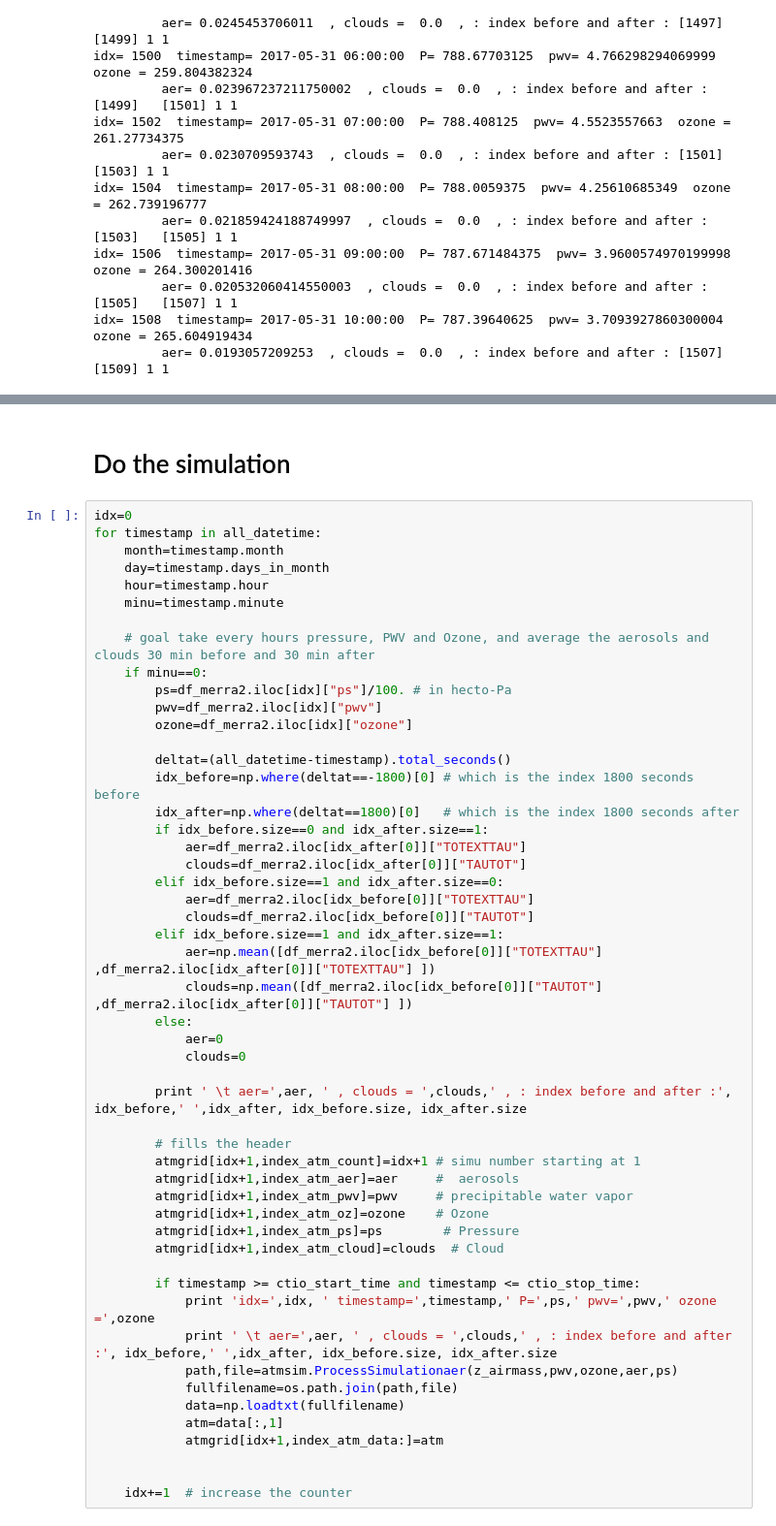
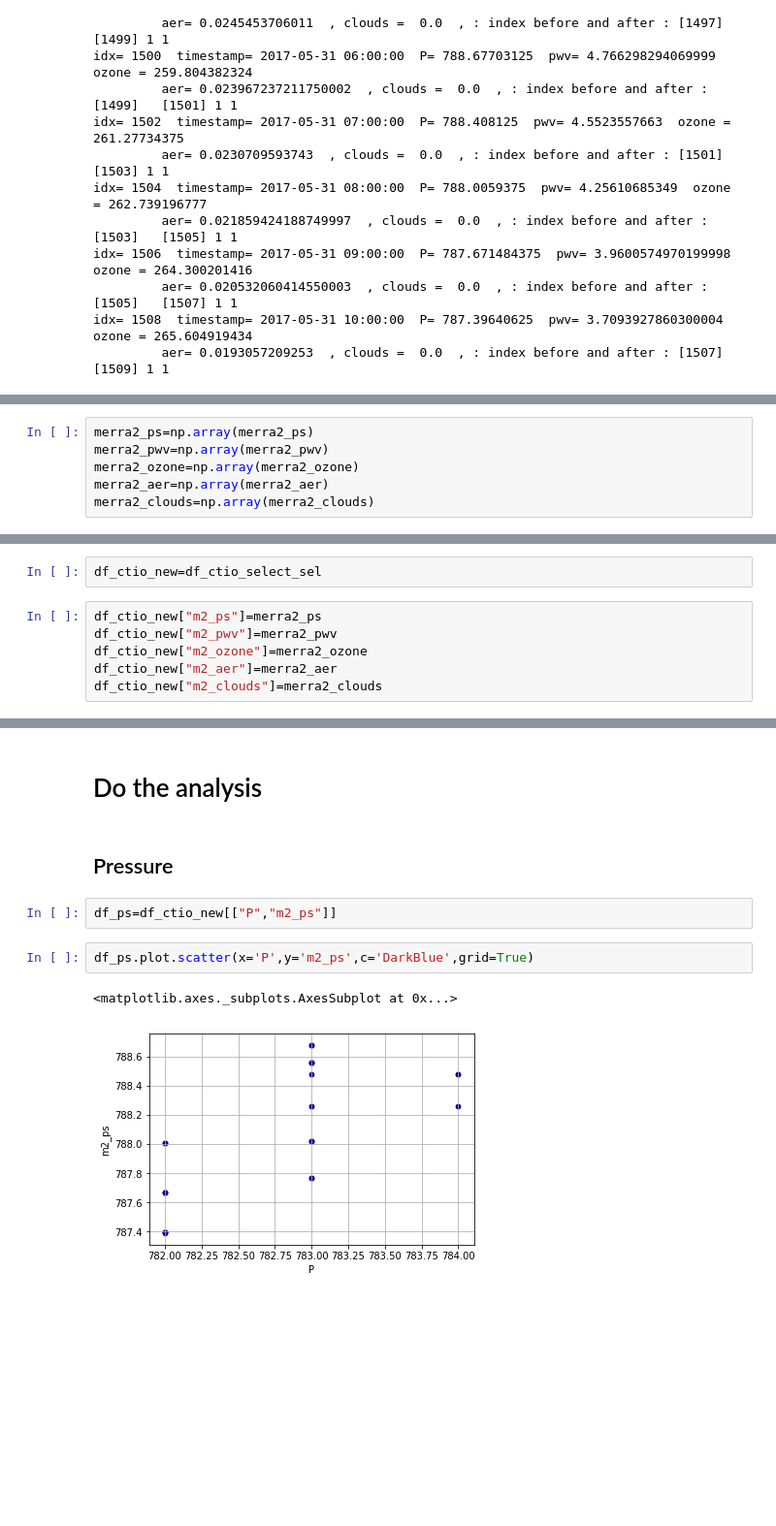
Before and after one commit to sylvielsstfr/GMAOMERRA2, a Jupyter notebook: atmparamcomp/CompareAtmParametersCTIO2017.ipynb, the cells around one changed output, grey strips where cells are left out. Shown: that part at 97% size. Cells and saved outputs as stored; diff of their text form; blank space fills up the shorter version.

Commit message:
CompareAtmParametersCTIO2017.ipynb night 30 may and Ron400

```diff
--- a/atmparamcomp/CompareAtmParametersCTIO2017.ipynb
+++ b/atmparamcomp/CompareAtmParametersCTIO2017.ipynb
@@ -221,0 +338,6 @@ idx= 1508  timestamp= 2017-05-31 10:00:00  P= 787.39640625  pwv= 3.7093927860300
+# %%
+merra2_ps=np.array(merra2_ps)
+merra2_pwv=np.array(merra2_pwv)
+merra2_ozone=np.array(merra2_ozone)
+merra2_aer=np.array(merra2_aer)
+merra2_clouds=np.array(merra2_clouds)
@@ -221,0 +346,8 @@ idx= 1508  timestamp= 2017-05-31 10:00:00  P= 787.39640625  pwv= 3.7093927860300
+# %%
+df_ctio_new=df_ctio_select_sel
+# %%
+df_ctio_new["m2_ps"]=merra2_ps
+df_ctio_new["m2_pwv"]=merra2_pwv
+df_ctio_new["m2_ozone"]=merra2_ozone
+df_ctio_new["m2_aer"]=merra2_aer
+df_ctio_new["m2_clouds"]=merra2_clouds
@@ -222,53 +383,11 @@ idx= 1508  timestamp= 2017-05-31 10:00:00  P= 787.39640625  pwv= 3.7093927860300
 # %% [markdown]
-# Do the simulation
+# Do the analysis
-# %%
-idx=0
-for timestamp in all_datetime:
-    month=timestamp.month
-    day=timestamp.days_in_month
-    hour=timestamp.hour
-    minu=timestamp.minute
-
-    # goal take every hours pressure, PWV and Ozone, and average the aerosols and clouds 30 min before and 30 min after
-    if minu==0:
-        ps=df_merra2.iloc[idx]["ps"]/100. # in hecto-Pa
-        pwv=df_merra2.iloc[idx]["pwv"]
-        ozone=df_merra2.iloc[idx]["ozone"]
-
-        deltat=(all_datetime-timestamp).total_seconds()
-        idx_before=np.where(deltat==-1800)[0] # which is the index 1800 seconds before
-        idx_after=np.where(deltat==1800)[0]   # which is the index 1800 seconds after
-        if idx_before.size==0 and idx_after.size==1:
-            aer=df_merra2.iloc[idx_after[0]]["TOTEXTTAU"]
-            clouds=df_merra2.iloc[idx_after[0]]["TAUTOT"]
-        elif idx_before.size==1 and idx_after.size==0:
-            aer=df_merra2.iloc[idx_before[0]]["TOTEXTTAU"]
-            clouds=df_merra2.iloc[idx_before[0]]["TAUTOT"]
-        elif idx_before.size==1 and idx_after.size==1:
-            aer=np.mean([df_merra2.iloc[idx_before[0]]["TOTEXTTAU"] ,df_merra2.iloc[idx_after[0]]["TOTEXTTAU"] ])
-            clouds=np.mean([df_merra2.iloc[idx_before[0]]["TAUTOT"] ,df_merra2.iloc[idx_after[0]]["TAUTOT"] ])
-        else:
-            aer=0
-            clouds=0
-
-        print ' \t aer=',aer, ' , clouds = ',clouds,' , : index before and after :', idx_before,' ',idx_after, idx_before.size, idx_after.size
-
-        # fills the header
-        atmgrid[idx+1,index_atm_count]=idx+1 # simu number starting at 1
-        atmgrid[idx+1,index_atm_aer]=aer     #  aerosols
-        atmgrid[idx+1,index_atm_pwv]=pwv     # precipitable water vapor
-        atmgrid[idx+1,index_atm_oz]=ozone    # Ozone
-        atmgrid[idx+1,index_atm_ps]=ps        # Pressure
-        atmgrid[idx+1,index_atm_cloud]=clouds  # Cloud
-
-        if timestamp >= ctio_start_time and timestamp <= ctio_stop_time:
-            print 'idx=',idx, ' timestamp=',timestamp,' P=',ps,' pwv=',pwv,' ozone =',ozone
-            print ' \t aer=',aer, ' , clouds = ',clouds,' , : index before and after :', idx_before,' ',idx_after, idx_before.size, idx_after.size
-            path,file=atmsim.ProcessSimulationaer(z_airmass,pwv,ozone,aer,ps)
-            fullfilename=os.path.join(path,file)
-            data=np.loadtxt(fullfilename)
-            atm=data[:,1]
-            atmgrid[idx+1,index_atm_data:]=atm
-
-
-    idx+=1  # increase the counter
+# %% [markdown]
+## Pressure
+# %%
+df_ps=df_ctio_new[["P","m2_ps"]]
+# %%
+df_ps.plot.scatter(x='P',y='m2_ps',c='DarkBlue',grid=True)
+# %% [output]
+<matplotlib.axes._subplots.AxesSubplot at 0x...>
+[figure, added]
```
Also changed, not shown: parts of 25 cells of this notebook.
